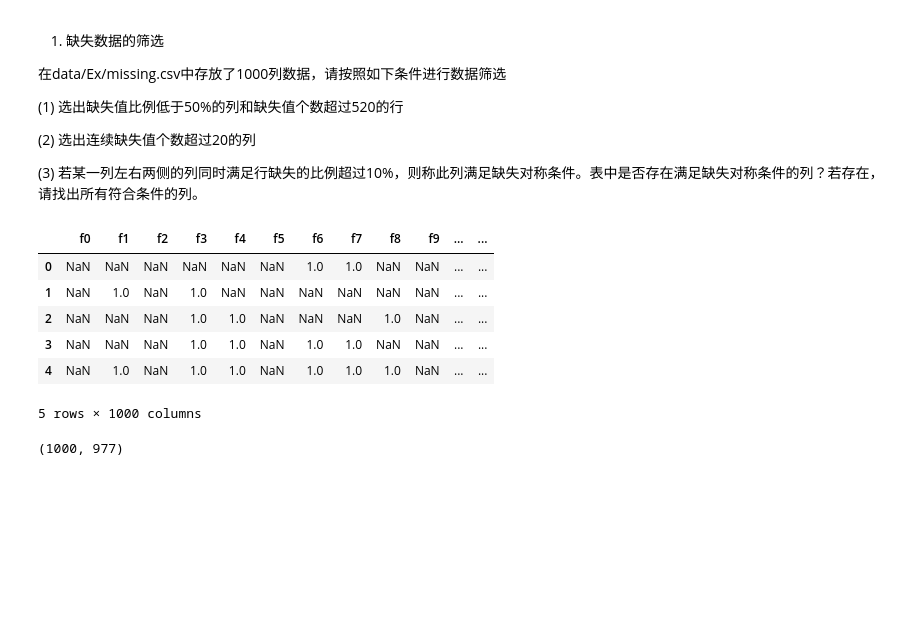
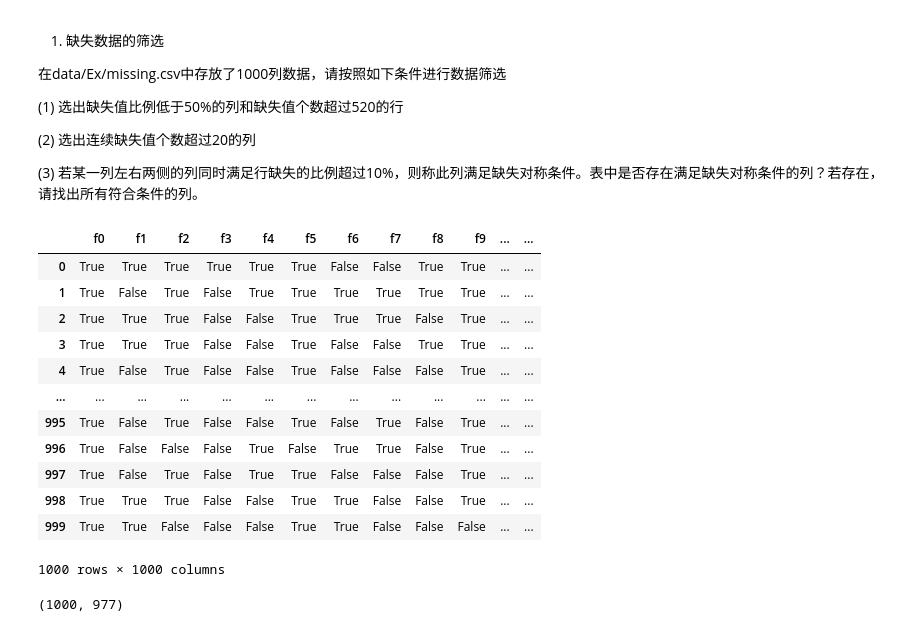
Before and after one commit to liutongcun/Data-Analysis, a Jupyter notebook: Lecture 6-2.ipynb, the cells around one changed output. Saved outputs shown, nothing was run; the diff lists cells and outputs as text; code cells hidden in the pictures; blank space fills up the shorter version.

```diff
--- a/Lecture 6-2.ipynb
+++ b/Lecture 6-2.ipynb
@@ -292,21 +292,27 @@ dtype: float64
 # %%
 import pandas as pd
 import numpy as np
 df=pd.read_csv('data/Ex/missing.csv')
 #1. 缺失个数大于520的行和缺失比例低于50%的列
-
+df.isna()
 # df.isna().sum(1)
-df.isna().mean()
-res=df.loc[df.isna().sum(1)>520,df.isna().mean()<0.5]
-df.head()
+# df.isna().mean()
+# res=df.loc[df.isna().sum(1)>520,df.isna().mean()<0.5]
+# df.head()
 # %% [output]
 |  | f0 | f1 | f2 | f3 | f4 | f5 | f6 | f7 | f8 | f9 | ... | ... |
-| 0 | NaN | NaN | NaN | NaN | NaN | NaN | 1.0 | 1.0 | NaN | NaN | ... | ... |
-| 1 | NaN | 1.0 | NaN | 1.0 | NaN | NaN | NaN | NaN | NaN | NaN | ... | ... |
-| 2 | NaN | NaN | NaN | 1.0 | 1.0 | NaN | NaN | NaN | 1.0 | NaN | ... | ... |
-| 3 | NaN | NaN | NaN | 1.0 | 1.0 | NaN | 1.0 | 1.0 | NaN | NaN | ... | ... |
-| 4 | NaN | 1.0 | NaN | 1.0 | 1.0 | NaN | 1.0 | 1.0 | 1.0 | NaN | ... | ... |
+| 0 | True | True | True | True | True | True | False | False | True | True | ... | ... |
+| 1 | True | False | True | False | True | True | True | True | True | True | ... | ... |
+| 2 | True | True | True | False | False | True | True | True | False | True | ... | ... |
+| 3 | True | True | True | False | False | True | False | False | True | True | ... | ... |
+| 4 | True | False | True | False | False | True | False | False | False | True | ... | ... |
+| ... | ... | ... | ... | ... | ... | ... | ... | ... | ... | ... | ... | ... |
+| 995 | True | False | True | False | False | True | False | True | False | True | ... | ... |
+| 996 | True | False | False | False | True | False | True | True | False | True | ... | ... |
+| 997 | True | False | True | False | True | True | False | False | False | True | ... | ... |
+| 998 | True | True | True | False | False | True | True | False | False | True | ... | ... |
+| 999 | True | True | False | False | False | True | True | False | False | False | ... | ... |
-5 rows × 1000 columns
+1000 rows × 1000 columns
 # %%
 #2. 选出连续缺失值个数超过20的列
 def missing_helper(s):
```
Also changed, not shown: 1 other file.
